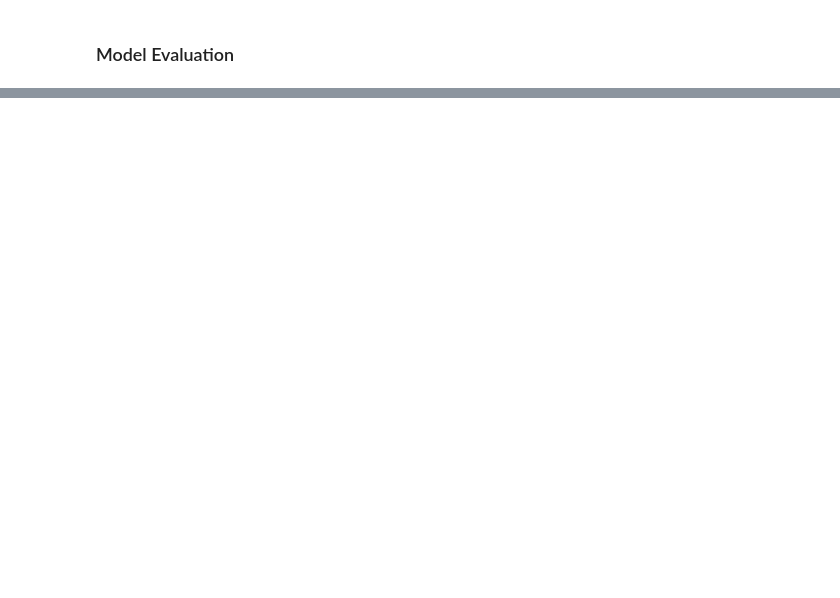
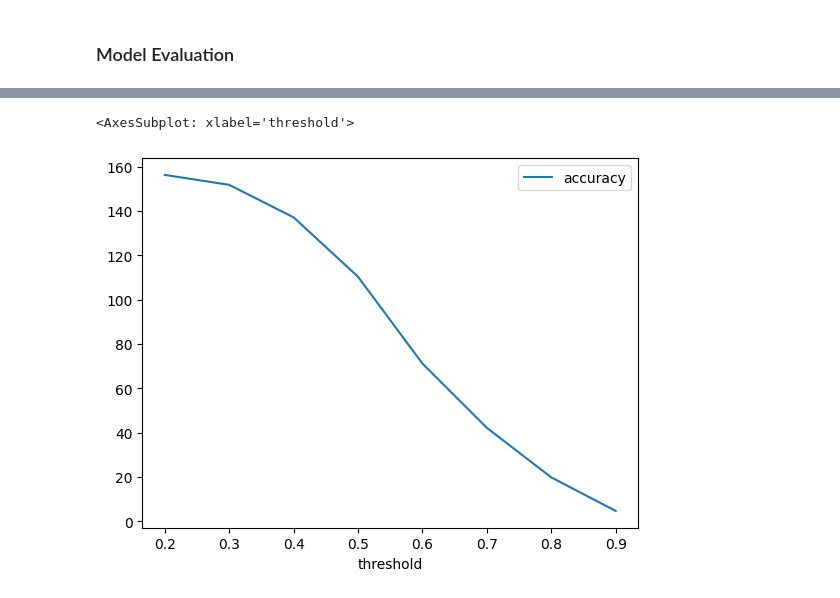
Before and after one commit to MisterXY89/TUW-ML-3, a Jupyter notebook: ml3.ipynb, the cells around one changed output, grey strips where cells are left out. Saved outputs shown, nothing was run; the diff lists cells and outputs as text; code cells hidden in the pictures; blank space fills up the shorter version.

```diff
--- a/ml3.ipynb
+++ b/ml3.ipynb
@@ -90,0 +130,10 @@ Accuracy Lemma:  0.5
+# %%
+acc_list = []
+
+for threshold in range(2, 10, 1):
+    t = threshold/10
+    acc, scores = ev.evaluate(X_test, y_test, eval_type="embedding", threshold=t)
+    acc_list.append({
+        "accuracy": acc,
+        "threshold": t
+    })
@@ -90,0 +149,9 @@ Accuracy Lemma:  0.5
+# %%
+acc_emb_df = pd.DataFrame(acc_list)
+acc_emb_df.plot(
+    x = "threshold",
+    y = "accuracy"
+)
+# %% [output]
+<AxesSubplot: xlabel='threshold'>
+[figure, added]
```
Also changed, not shown: parts of 16 cells of this notebook, 17 other files.
